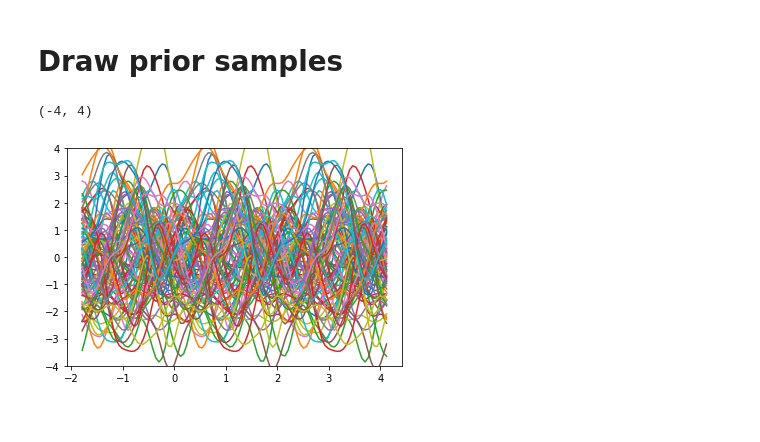
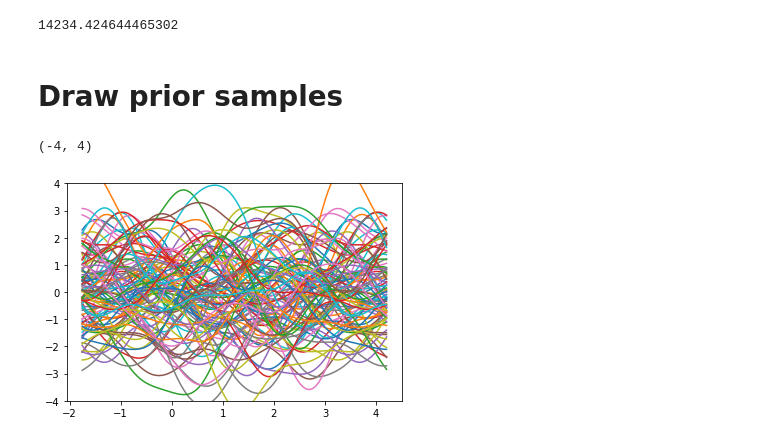
Before and after one commit to Yusheng-cai/Gaussian_process, a Jupyter notebook: GP_run.ipynb, the cells around one changed output. Cells and saved outputs as stored; diff of their text form; code cells hidden in the pictures.

```diff
--- a/GP_run.ipynb
+++ b/GP_run.ipynb
@@ -13,23 +12,0 @@ def f1(x):
-# %%
-N_samples = 10
-sigma_n = 0.2
-d = 1
-
-x = -0.5+(1+0.5)*lhs(d,N_samples)
-xp = np.linspace(-0.5,1,100)
-
-y = f1(x)+sigma_n*np.random.randn(N_samples,d)
-yp = f1(xp)
-
-ymean,ystd = y.mean(),y.std()
-y = (y-ymean)/ystd
-
-xmean,xstd = x.mean(),x.std()
-x = (x-xmean)/xstd
-
-xp = (xp-xmean)/xstd
-yp = (yp-ymean)/ystd
-
-GP_model = GP(x,y,periodic_kernel)
-plt.scatter(x,y)
-plt.plot(xp,yp)
@@ -39,31 +62,35 @@ plt.plot(xp,yp)
+# %%
+GP_model.NLL()
+# %% [output]
+14234.424644465302
 # %% [markdown]
 # Draw prior samples
 # %%
 num_prior = 100
 # guessed hyperparameters
 hyp0 = np.log(np.ones((d+1,)))
 sigma_n = np.array([-1])
 hyp = np.concatenate([hyp0,sigma_n])
 
 sigma_f_sin = np.array([np.log(2)])
 hyp_sin0 = np.log(np.ones((d,)))
-period = np.array([np.log(2)])
+period = np.array([np.log(5)])
 hyp_sin = np.concatenate([sigma_f_sin,hyp_sin0,period,sigma_n])
 
 # number of test points for prior
 test_num = 100
 xtest = np.linspace(-0.5,2,test_num)[:,np.newaxis]
 xtest = (xtest-xmean)/xstd
 
 # find prior covariance
 cov = periodic_kernel(xtest,xtest,hyp_sin[:-1])
 ytest = np.random.multivariate_normal(np.zeros((len(xtest),)),cov,size=num_prior)
 for i in range(ytest.shape[0]):
     plt.plot(xtest,ytest[i])
 plt.ylim(-4,4)
 # %% [output]
 (-4, 4)
-[figure, old version]
+[figure, new version]
 # %%
 hyp_final = GP_model.train(hyp_sin)
 # %% [output]
```
Also changed, not shown: parts of 8 cells of this notebook, 3 other files.
